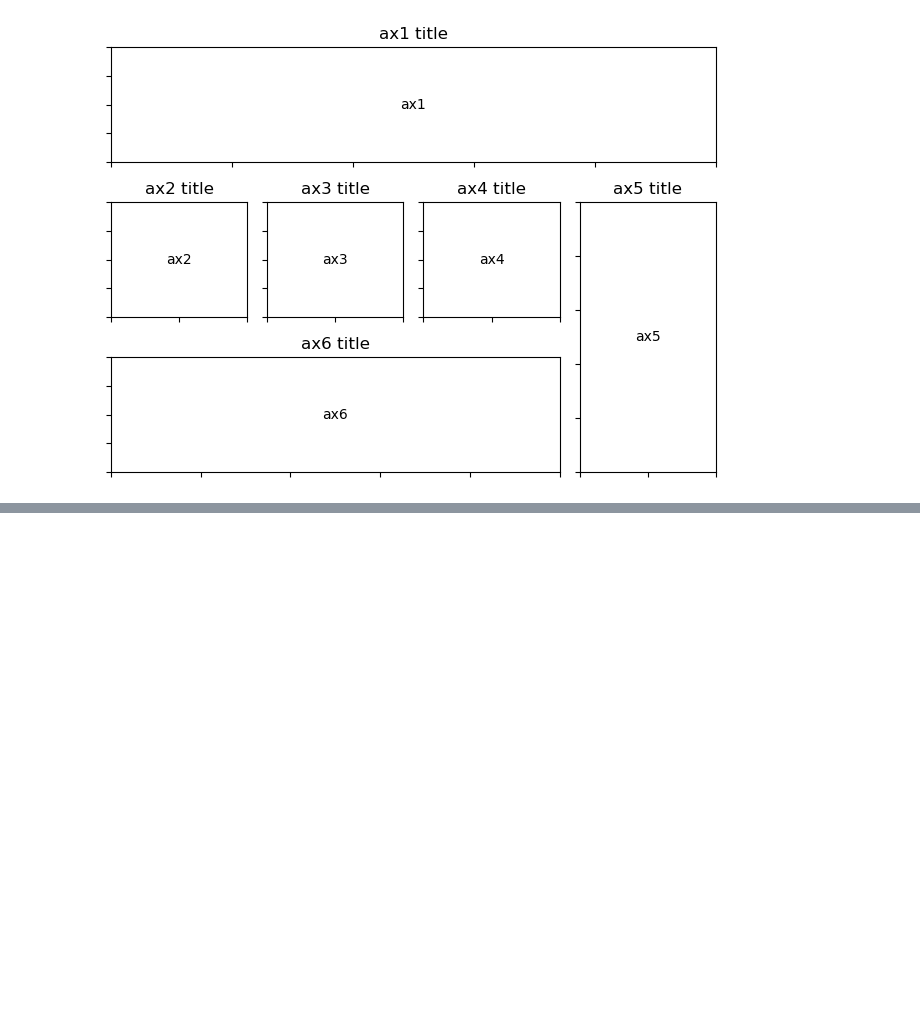
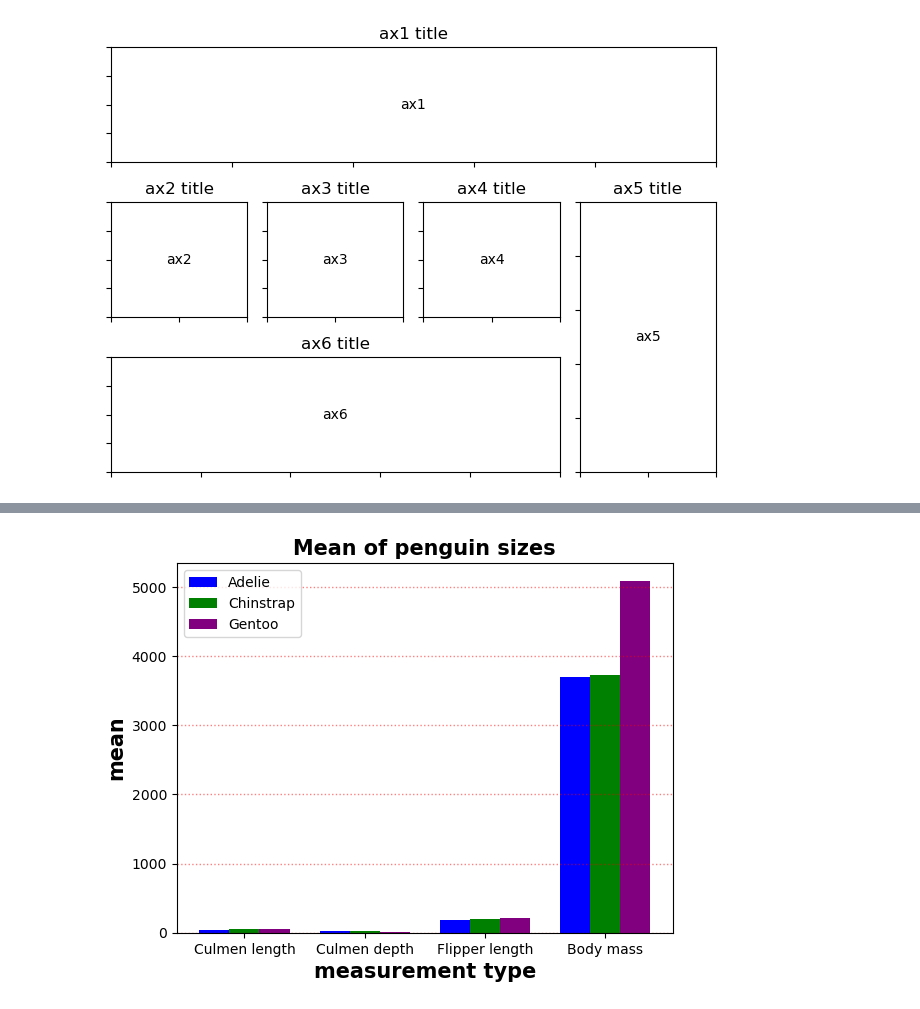
Before and after one commit to mikjf/data_visualization, a Jupyter notebook: fun_with_graphs.ipynb, the cells around one changed output, grey strips where cells are left out. Saved outputs shown, nothing was run; the diff lists cells and outputs as text; code cells hidden in the pictures; blank space fills up the shorter version.

```diff
--- a/fun_with_graphs.ipynb
+++ b/fun_with_graphs.ipynb
@@ -118,0 +144,4 @@ plt.show()
+# %%
+# mean
+peng_g = penguins_size.groupby('species').mean().reset_index()
+peng_g
@@ -118,0 +153,4 @@ plt.show()
+# %%
+# transpose with index species
+peng_g = peng_g.set_index('species').T
+peng_g
@@ -118,0 +163,30 @@ plt.show()
+# %%
+# create subplot
+fig, ax = plt.subplots()
+
+# set range
+x = np.arange(4)
+
+# set bar width
+barWidth = 0.25
+
+# create bars
+plt.bar(x, peng_g['Adelie'], color='blue', label='Adelie', width = barWidth)
+plt.bar(x+barWidth, peng_g['Chinstrap'], color='green', label='Chinstrap', width = barWidth)
+plt.bar(x+barWidth*2, peng_g['Gentoo'], color='purple', label='Gentoo', width = barWidth)
+
+# add grid lines
+plt.grid(color='red', linestyle=':', linewidth=1.0, axis='y', alpha=0.5)
+
+# add labels, title, ticks, ticklabels, legend
+plt.ylabel('mean', fontweight ='bold', fontsize = 15)  # labling y-axis
+plt.xlabel('measurement type', fontweight ='bold', fontsize = 15)  # labling x-axis
+plt.title('Mean of penguin sizes', fontweight ='bold', fontsize = 15)
+ax.set_xticks(x+barWidth)
+ax.set_xticklabels(('Culmen length', 'Culmen depth', 'Flipper length', 'Body mass'))
+plt.legend()
+
+# show plot
+plt.show()
+# %% [output]
+[figure, added]
```
Also changed, not shown: parts of 14 cells of this notebook.
